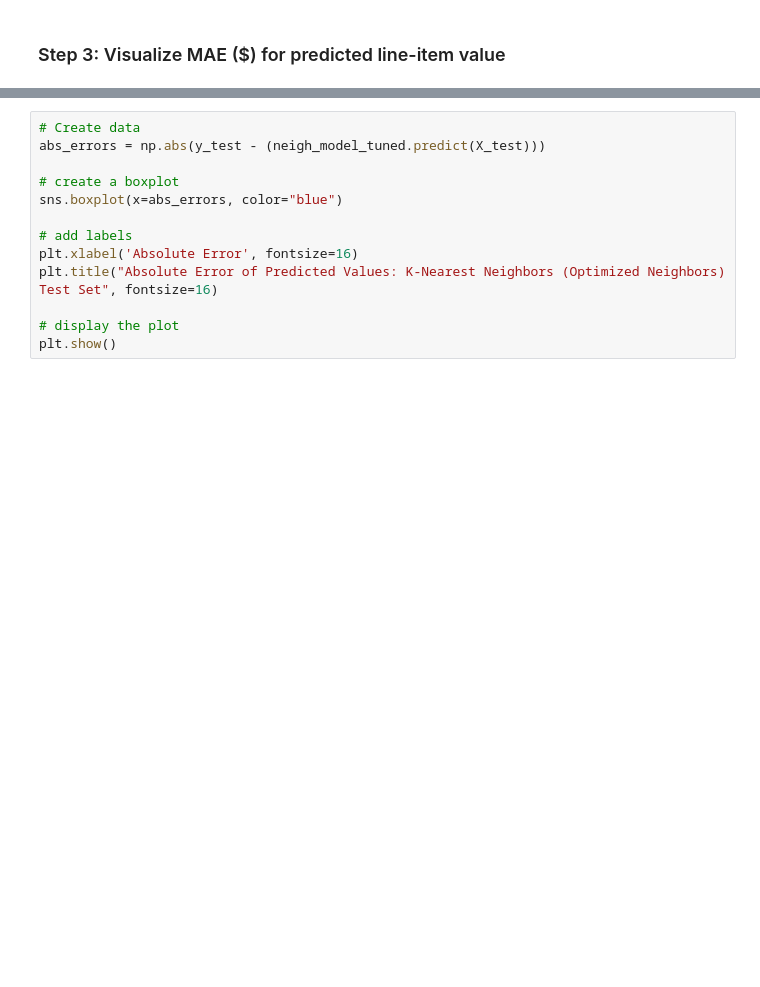
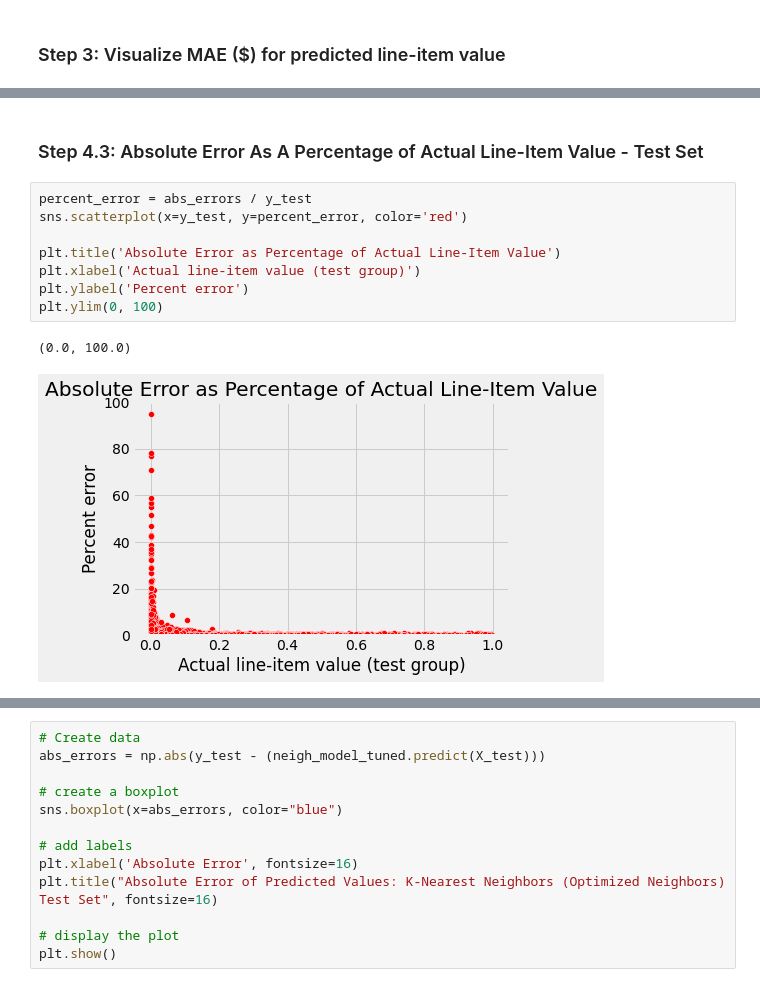
Before and after one commit to abbylloyd03/44688-Data-Analytics-Capstone, a Jupyter notebook: Lloyd-Capstone-v2.ipynb, the cells around one changed output, grey strips where cells are left out. Cells and saved outputs as stored; diff of their text form; blank space fills up the shorter version.

```diff
--- a/Lloyd-Capstone-v2.ipynb
+++ b/Lloyd-Capstone-v2.ipynb
@@ -1063,0 +1090,13 @@ plt.show()
+# %% [markdown]
+### Step 4.3: Absolute Error As A Percentage of Actual Line-Item Value - Test Set
+# %%
+percent_error = abs_errors / y_test
+sns.scatterplot(x=y_test, y=percent_error, color='red')
+
+plt.title('Absolute Error as Percentage of Actual Line-Item Value')
+plt.xlabel('Actual line-item value (test group)')
+plt.ylabel('Percent error')
+plt.ylim(0, 100)
+# %% [output]
+(0.0, 100.0)
+[figure, added]
```
Also changed, not shown: parts of 38 cells of this notebook.
